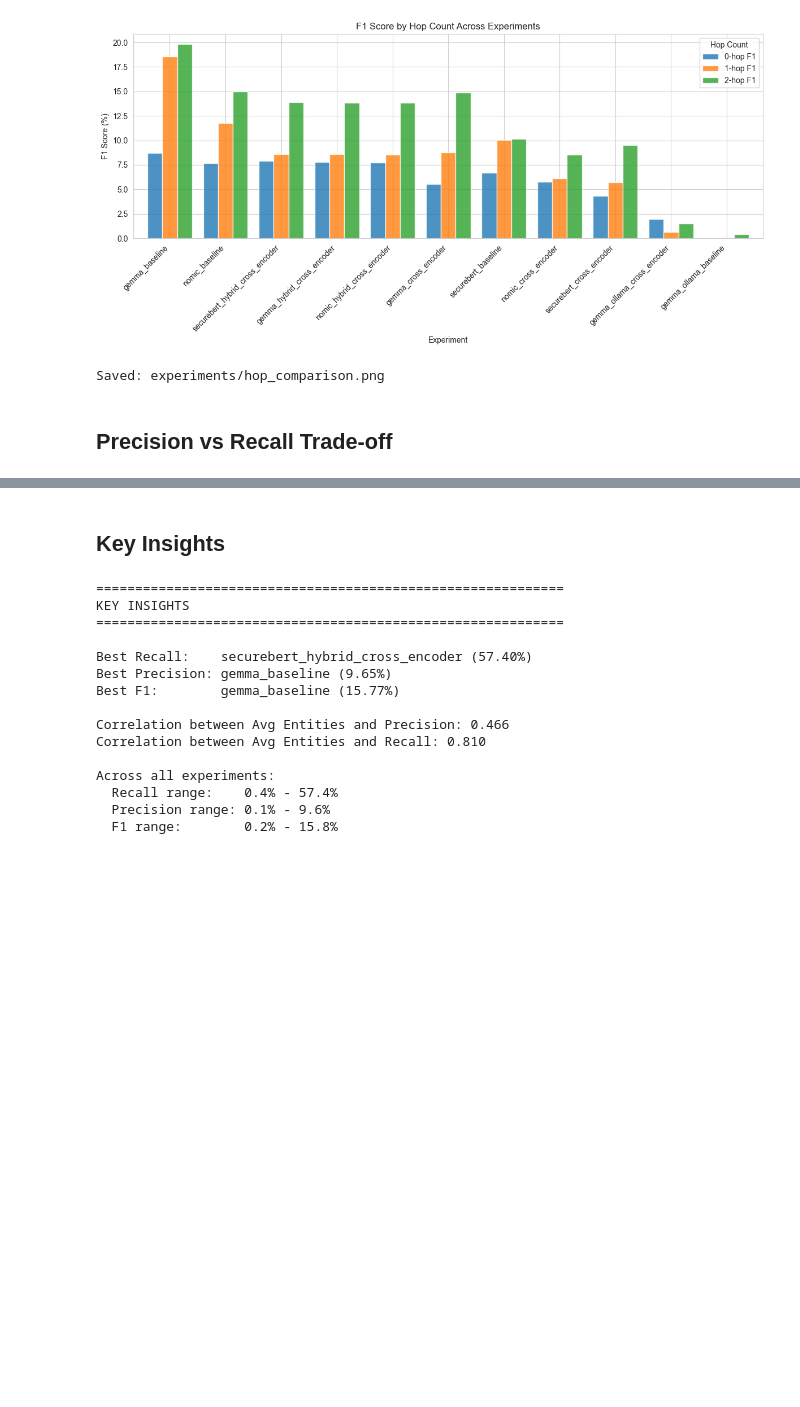
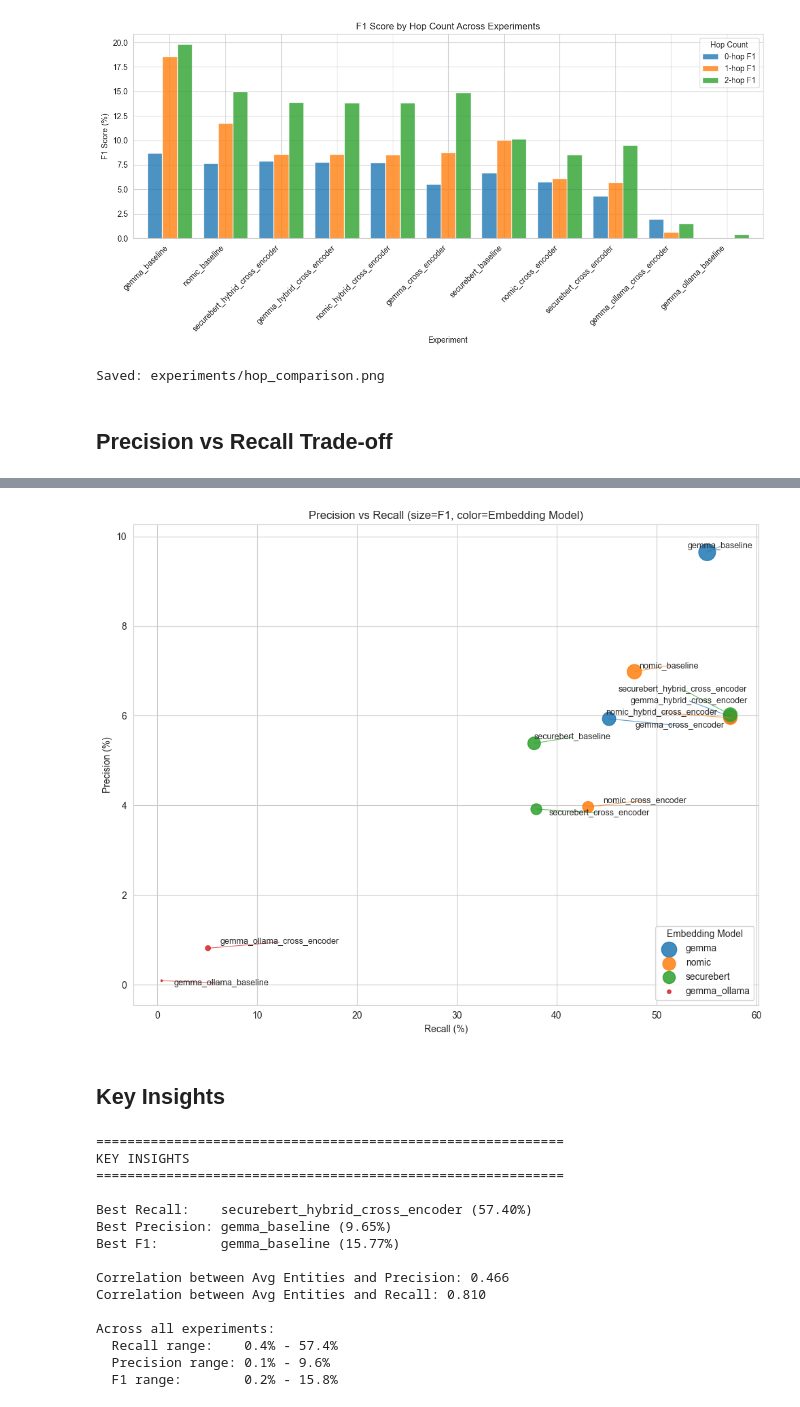
Before and after one commit to edogdu/UCKG, a Jupyter notebook: qa-engine/dataset/experiment_analysis.ipynb, the cells around one changed output, grey strips where cells are left out. Drawn from its saved outputs; the diff is of its cells as text; code cells hidden in the pictures; blank space fills up the shorter version.

Commit message:
improve precision–recall plot readability

```diff
--- a/qa-engine/dataset/experiment_analysis.ipynb
+++ b/qa-engine/dataset/experiment_analysis.ipynb
@@ -150,3 +126,82 @@ Saved: experiments/precision_recall.png
+# %%
+from adjustText import adjust_text
+import seaborn as sns
+import matplotlib.pyplot as plt
+
+def extract_embedding_model(exp_name: str) -> str:
+    name = exp_name.lower()
+    if "nomic" in name:
+        return "nomic"
+    elif "securebert" in name:
+        return "securebert"
+    elif "gemma_ollama" in name or "ollama" in name:
+        return "gemma_ollama"
+    elif "gemma" in name:
+        return "gemma"
+    else:
+        return "other"
+
+# Create embedding model column from Experiment name
+df["EmbeddingModel"] = df["Experiment"].apply(extract_embedding_model)
+
+if report and len(df) > 0:
+    fig, ax = plt.subplots(figsize=(10, 8))
+
+    # Categorical colors
+    models = df["EmbeddingModel"].unique()
+    palette = sns.color_palette("tab10", n_colors=len(models))
+    color_map = dict(zip(models, palette))
+
+    # Plot points
+    for model in models:
+        sub = df[df["EmbeddingModel"] == model]
+        ax.scatter(
+            sub["Recall"],
+            sub["Precision"],
+            s=sub["F1"] * 20,
+            color=color_map[model],
+            alpha=0.85,
+            label=model
+        )
+
+    # Add text labels (no background)
+    texts = []
+    for _, row in df.iterrows():
+        texts.append(
+            ax.text(
+                row["Recall"],
+                row["Precision"],
+                row["Experiment"],
+                fontsize=9
+            )
+        )
+
+    # Adjust labels to avoid overlap
+    adjust_text(
+        texts,
+        ax=ax,
+        expand_text=(1.2, 1.2),
+        expand_points=(1.2, 1.2)
+    )
+
+    # Draw colored connector lines AFTER label adjustment
+    for text, (_, row) in zip(texts, df.iterrows()):
+        x_text, y_text = text.get_position()
+        x_pt, y_pt = row["Recall"], row["Precision"]
+        color = color_map[row["EmbeddingModel"]]
+
+        ax.plot([x_pt, x_text], [y_pt, y_text], color=color, lw=0.8, alpha=0.7)
+
+    ax.set_xlabel("Recall (%)")
+    ax.set_ylabel("Precision (%)")
+    ax.set_title("Precision vs Recall (size=F1, color=Embedding Model)")
+    ax.legend(title="Embedding Model", loc="lower right", frameon=True)
+
+    plt.tight_layout()
+    plt.savefig("experiments/precision_recall_by_model_lines.png", dpi=150, bbox_inches="tight")
+    plt.show()
+# %% [output]
+[figure, added]
 # %% [markdown]
 ## Key Insights
 # %%
```
Also changed, not shown: parts of 1 cell of this notebook.
